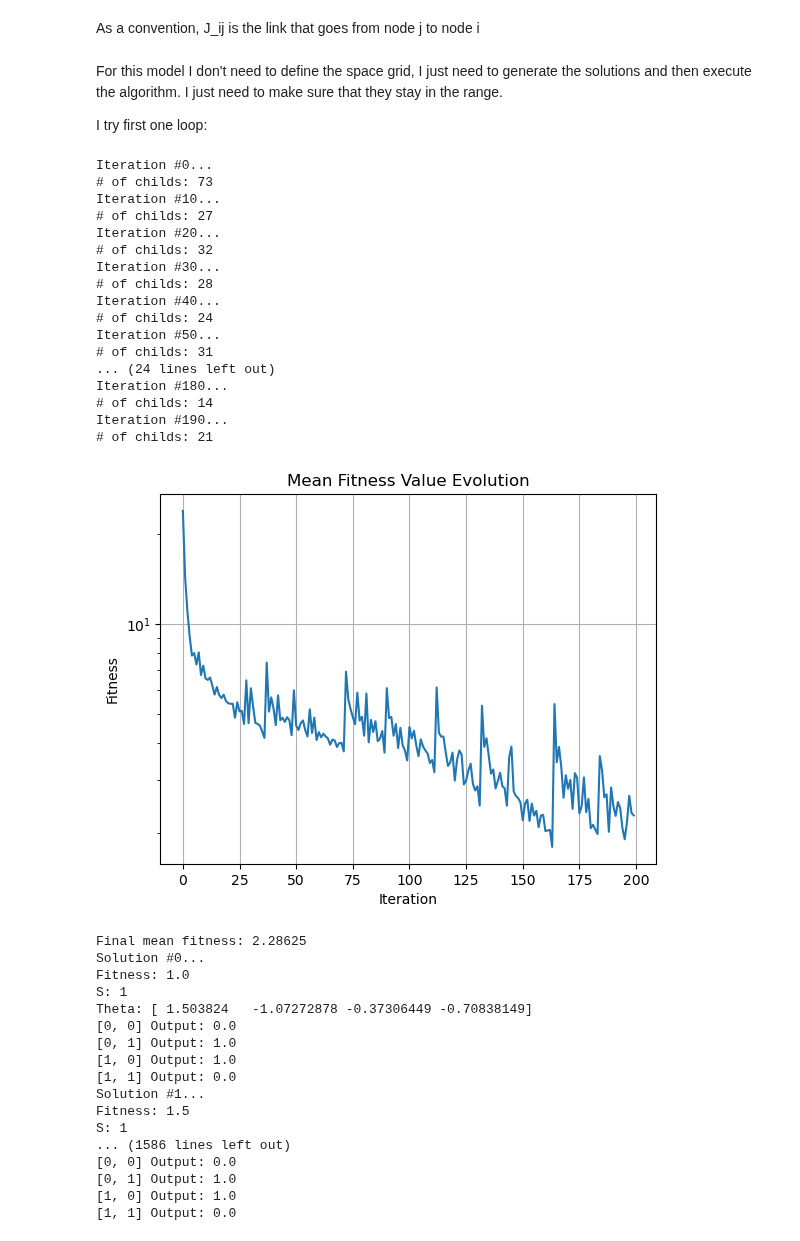
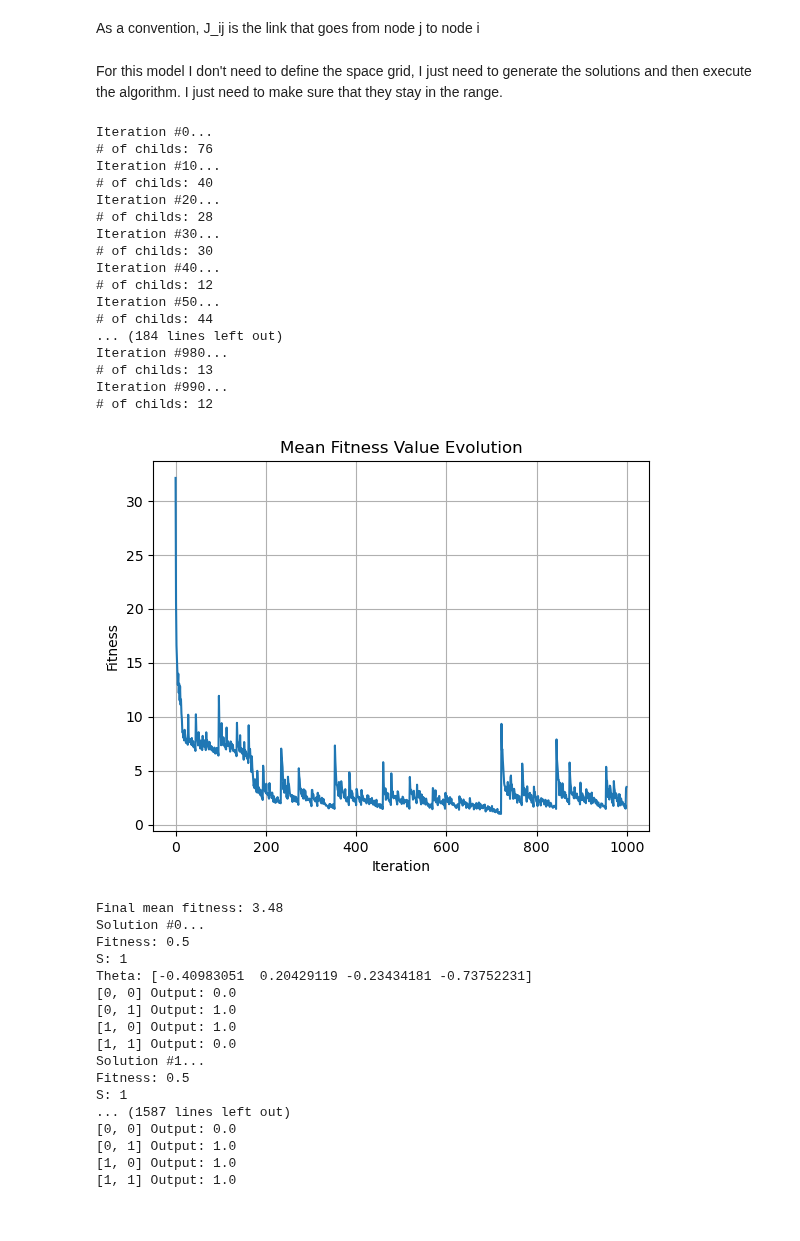
Before and after one commit to pietromalagoli/NeuronEvolution, a Jupyter notebook: Perceptron/perceptron.ipynb, the cells around one changed output. Saved outputs shown, nothing was run; the diff lists cells and outputs as text; code cells hidden in the pictures.

Commit message:
first part of the described notebook done

```diff
--- a/Perceptron/perceptron.ipynb
+++ b/Perceptron/perceptron.ipynb
@@ -96,12 +96,10 @@ class Network:
                 #squared_cost = (np.sum(self.J.flatten())/2)**2     # i try this cost function, which maybe works better
                 #squared_cost = np.sum(self.J.flatten())/2     # i try to take the cost not squared
                 squared_cost = (np.sum(self.C.flatten())/2) * self.S      # QUA CALCOLO IL COST SOLO SULLA PRESENZA O ASSENZA DI LINK
-                self.fitness += 9*squared_dist + squared_cost # add to the fitness value of the network
+                self.fitness += 20*squared_dist + squared_cost # add to the fitness value of the network
             self.fitness /= len(par['input_set'])    # normalize over the inputs
 # %% [markdown]
 For this model I don't need to define the space grid, I just need to generate the solutions and then execute the algorithm. I just need to make sure that they stay in the range.
-
-I try first one loop:
 # %%
 # Define the set of parameters
 par = {'Sk_range': [1,2,3,4,5],  # define the possible value for Sk
@@ -114,7 +112,7 @@ par = {'Sk_range': [1,2,3,4,5],  # define the possible value for Sk
        'Theta_mutation_radius': 0.1,
        'J_mutation_radius': 0.1,
        'N_sol': 200,                       # Set the number of solutions
-       'n_iter': 200}
+       'n_iter': 1000}
 # %%
 def evolution(par:dict):
     # Generate the solutions
@@ -179,11 +177,11 @@ def evolution(par:dict):
             child.Theta += mutationTheta
             #child.Theta += np.random.choice([-1.,+1.],len(child.Theta)) * mutationTheta  # extract the 'direction' of mutation for each element of Theta
             # Check the boundary conditions for Theta
-            for theta in child.Theta:
+            for i,theta in enumerate(child.Theta):
                 if theta < min(par['Theta_range']):
-                    theta = min(par['Theta_range'])
+                    child.Theta[i] = min(par['Theta_range'])
                 if theta > max(par['Theta_range']):
-                    theta = max(par['Theta_range'])
+                    child.Theta[i] = max(par['Theta_range'])
             ## Mutate C
             C0 = child.initJ()     # I utilize the method initJ() to create a new C given the new S
             if deltaS > 0:
@@ -221,12 +219,12 @@ def evolution(par:dict):
             # multiplicate with J0 to set to 0 where necessary by the conditions
             child.J *= J0
             # Check the boundary conditions for J
-            for row in child.J:
-                for j in row:
+            for r,row in enumerate(child.J):
+                for c,j in enumerate(row):
                     if j < min(par['J_range']):
-                        j = min(par['J_range'])
+                        child.J[r,c] = min(par['J_range'])
                     if j > max(par['J_range']):
-                        j = max(par['J_range'])
+                        child.J[r,c] = max(par['J_range'])
             # Fix also the other attributes
             if deltaS > 0:
                 value = np.random.choice(np.array([0.0,1.0]))
@@ -264,33 +262,33 @@ def evolution(par:dict):
 solutions, Fmean_values, S_values = evolution(par)
 # %% [output]
 Iteration #0...
-# of childs: 73
+# of childs: 76
 Iteration #10...
-# of childs: 27
+# of childs: 40
 Iteration #20...
-# of childs: 32
+# of childs: 28
 Iteration #30...
-# of childs: 28
+# of childs: 30
 Iteration #40...
-# of childs: 24
+# of childs: 12
 Iteration #50...
-# of childs: 31
-... (24 lines left out)
-Iteration #180...
-# of childs: 14
-Iteration #190...
-# of childs: 21
+# of childs: 44
+... (184 lines left out)
+Iteration #980...
+# of childs: 13
+Iteration #990...
+# of childs: 12
 # %%
 plt.plot(Fmean_values)
 plt.title('Mean Fitness Value Evolution')
 plt.xlabel('Iteration')
 plt.ylabel('Fitness')
 #plt.xscale('log')
-plt.yscale('log')
+#plt.yscale('log')
 plt.grid(True)
 plt.show()
 # %% [output]
-[figure, old version]
+[figure, new version]
 # %%
 print(f'Final mean fitness: {Fmean_values[-1]}')
 for i,sol in enumerate(solutions):
@@ -301,23 +299,23 @@ for i,sol in enumerate(solutions):
     for input in par['input_set']:
         print(f'{input} Output: {sol.ff(input)}')
 # %% [output]
-Final mean fitness: 2.28625
+Final mean fitness: 3.48
 Solution #0...
-Fitness: 1.0
+Fitness: 0.5
 S: 1
-Theta: [ 1.503824   -1.07272878 -0.37306449 -0.70838149]
+Theta: [-0.40983051  0.20429119 -0.23434181 -0.73752231]
 [0, 0] Output: 0.0
 [0, 1] Output: 1.0
 [1, 0] Output: 1.0
 [1, 1] Output: 0.0
 Solution #1...
-Fitness: 1.5
+Fitness: 0.5
 S: 1
-... (1586 lines left out)
+... (1587 lines left out)
 [0, 0] Output: 0.0
 [0, 1] Output: 1.0
 [1, 0] Output: 1.0
-[1, 1] Output: 0.0
+[1, 1] Output: 1.0
 # %%
 for sol in solutions:
     print('##########')
```
Also changed, not shown: parts of 2 cells of this notebook, 3 other files.
